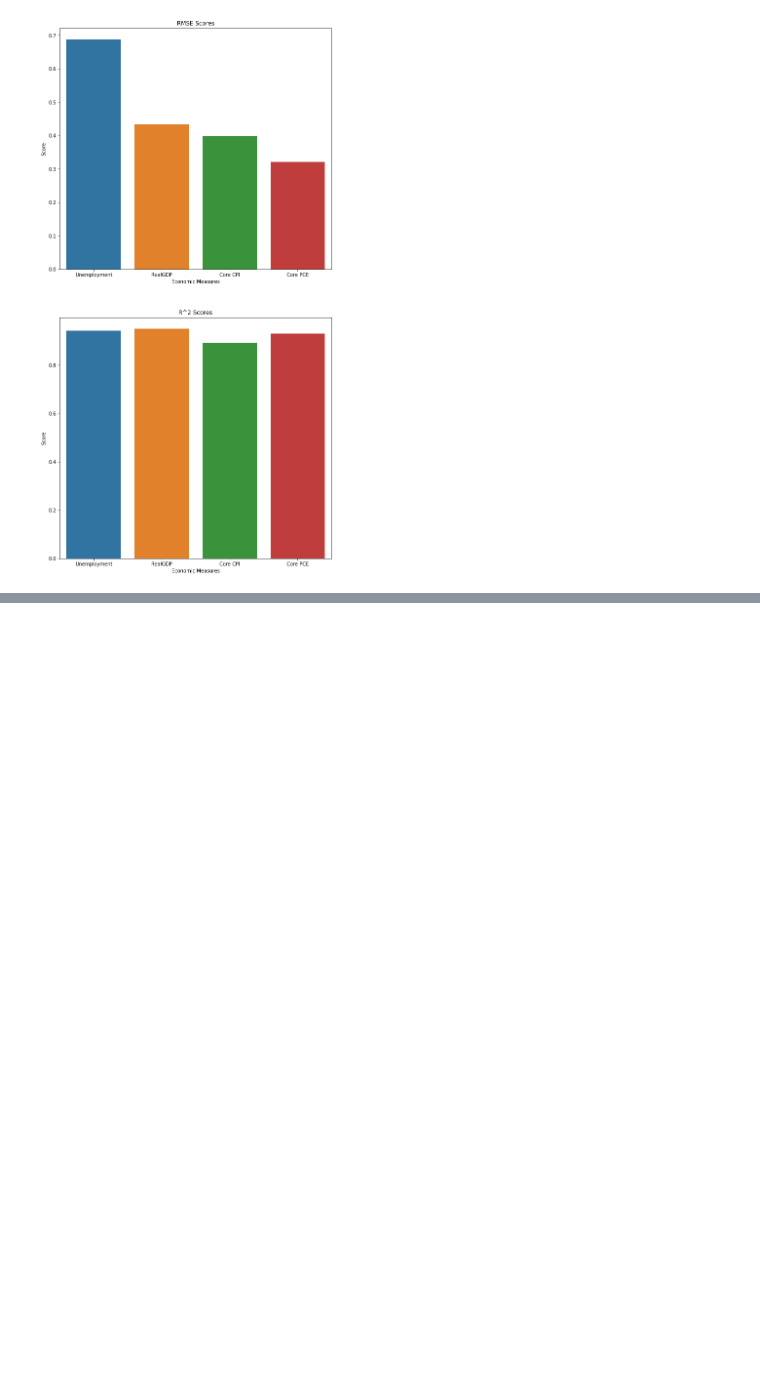
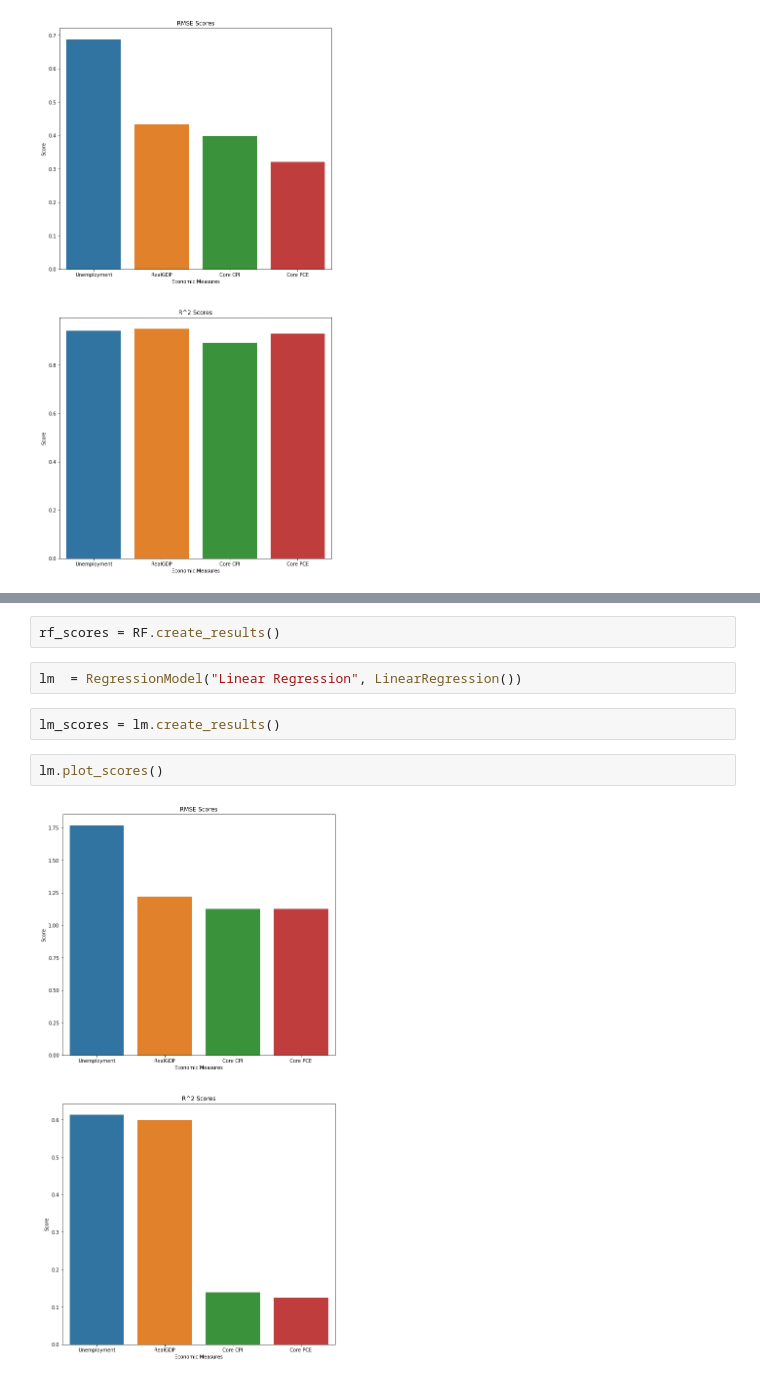
Before and after one commit to mbearw-berkeley/W210-Capstone, a Jupyter notebook: models/RegressionModel Class notebook.ipynb, the cells around one changed output, grey strips where cells are left out. Cells and saved outputs as stored; diff of their text form; blank space fills up the shorter version.

```diff
--- a/models/RegressionModel Class notebook.ipynb
+++ b/models/RegressionModel Class notebook.ipynb
@@ -180,0 +216,10 @@ xgboost.plot_scores()
+# %%
+rf_scores = RF.create_results()
+# %%
+lm  = RegressionModel("Linear Regression", LinearRegression())
+# %%
+lm_scores = lm.create_results()
+# %%
+lm.plot_scores()
+# %% [output]
+[figure, added]
```
Also changed, not shown: parts of 19 cells of this notebook, 1 other file.
